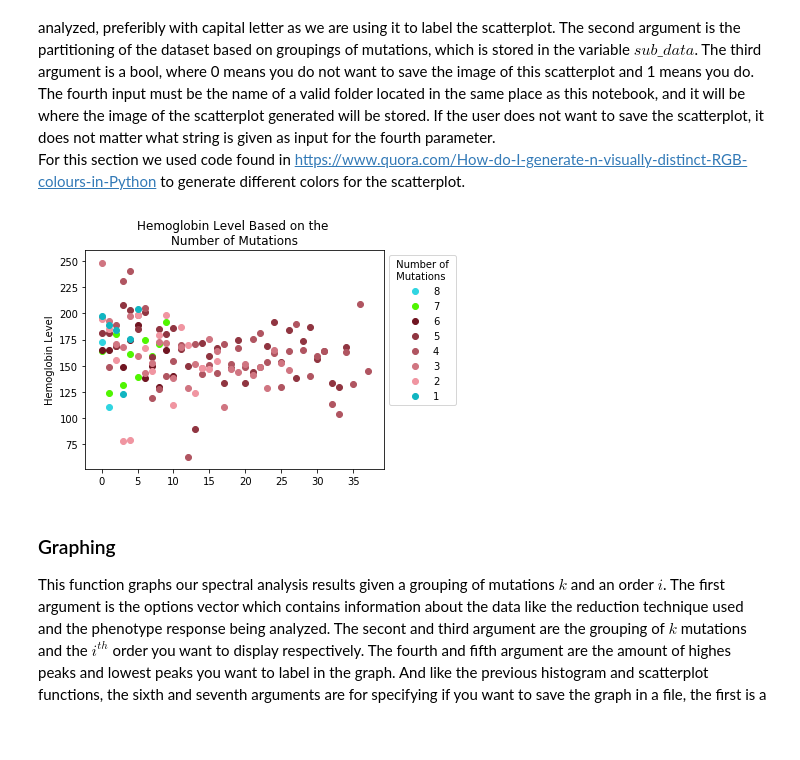
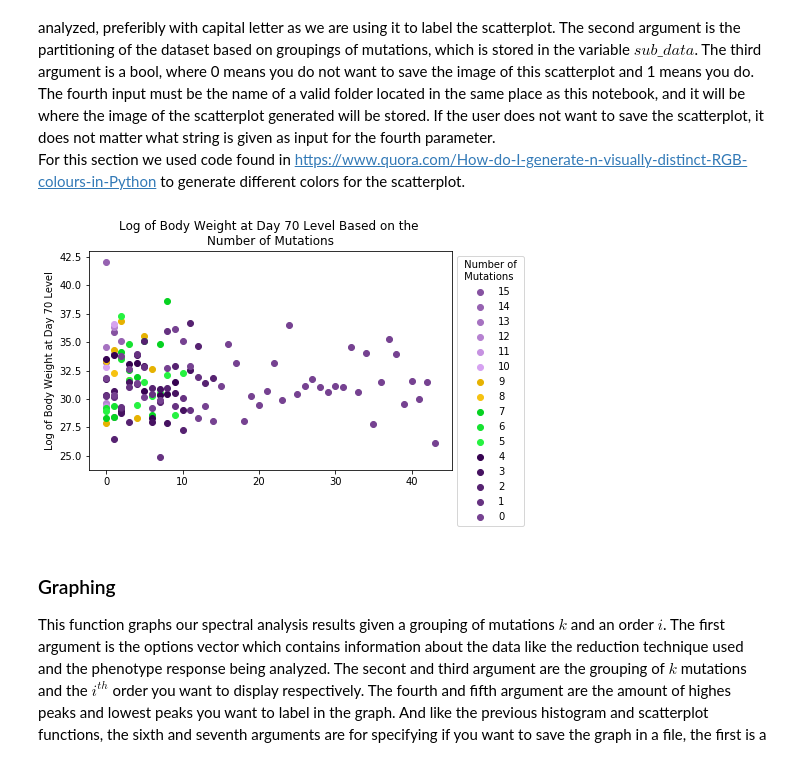
Before and after one commit to asvnpr/Spectral-Analysis, a Jupyter notebook: Spectral Analysis.ipynb, the cells around one changed output. Cells and saved outputs as stored; diff of their text form; code cells hidden in the pictures; blank space fills up the shorter version.

```diff
--- a/Spectral Analysis.ipynb
+++ b/Spectral Analysis.ipynb
@@ -20,7 +20,7 @@ from utils import *
 ## User Prompts
 # %%
 # specify valid file path
-file_path = "../Data for Fourier/Females-logbwd70.csv"
+file_path = "Females-bwd70.csv"
 
 # options: "Heterozygous", "Homozygous", "Mutation Presence"
 # must be written exactly as the options above (first letters upper case)
@@ -28,7 +28,7 @@ reduction = "Homozygous"
 
 # specify the phenotype response that is being analyzed
 # preferably with capital letter, e.g. "Hemoglobin"
-data_phenotype = "logbwd70"
+data_phenotype = "Log of Body Weight at Day 70"
 # %% [markdown]
 ## Upload of Dataset and Reduction of the Dataset
 Give a valid file path for the dataset you want to analyse, the file must be .csv. Choose the type of reduction for the dataset, options for the reduction are heterozygous, homozygous, and mutation presence. For the heterozygous reduction, we record a mutation as present if a subject has only one copy of said mutation. The homozygous reduction, we record a mutation as present if a subject has both copies of said mutation. And for the mutation presence reduction, a mutation is recorded if a subject has at least one copy of said mutation. In esence, the heterozygous is an "xor" reduction, the homozygous is an "and" reduction, the mutation presence reduction is an "or" reduction. We will refere to these reductions as "xor", "and" and "or" reductons respectively.
@@ -174,13 +230,13 @@ For this section we used code found in https://www.quora.com/How-do-I-generate-n
 # %%
 # do you wish to save the scatterplot?
 # if yes write 1 and a valid file name, else write 0
 save = 0
-file = "Scatterplots"
+file = "Plots"
 
 # function call, arguments already inserted
 scatterplot_mutations(data_phenotype, sub_data, save, file)
 # %% [output]
-[figure, old version]
+[figure, new version]
 # %% [markdown]
 ### Graphing
 This function graphs our spectral analysis results given a grouping of mutations $k$ and an order $i$. The first argument is the options vector which contains information about the data like the reduction technique used and the phenotype response being analyzed. The secont and third argument are the grouping of $k$ mutations and the $i^{th}$ order you want to display respectively. The fourth and fifth argument are the amount of highes peaks and lowest peaks you want to label in the graph. And like the previous histogram and scatterplot functions, the sixth and seventh arguments are for specifying if you want to save the graph in a file, the first is a bool and the second a string with the name of the file where you would like to save the graph. If the user does not want to save the graph, it does not matter what string is given as input for the seventh parameter.
```
Also changed, not shown: parts of 38 cells of this notebook, 1 other file.
